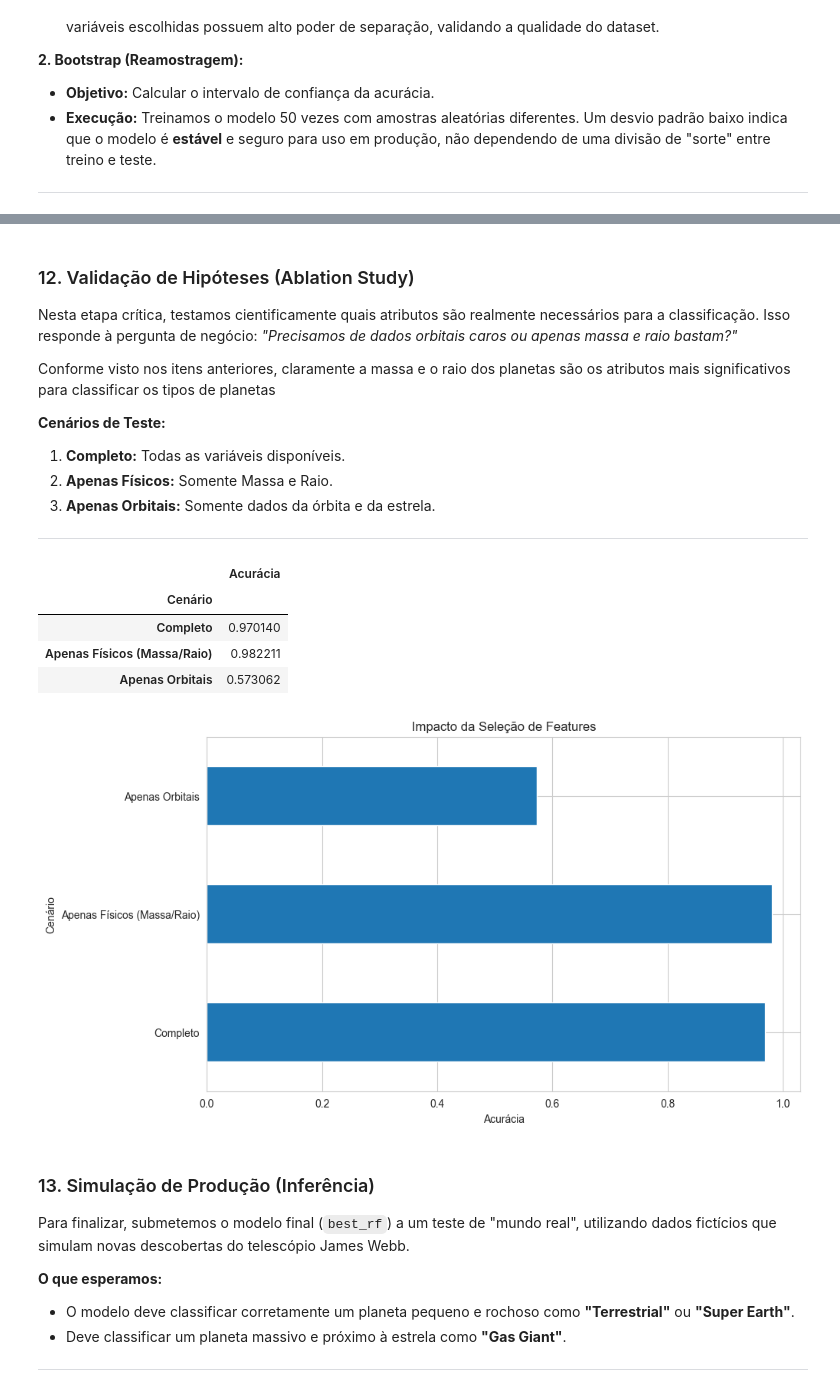
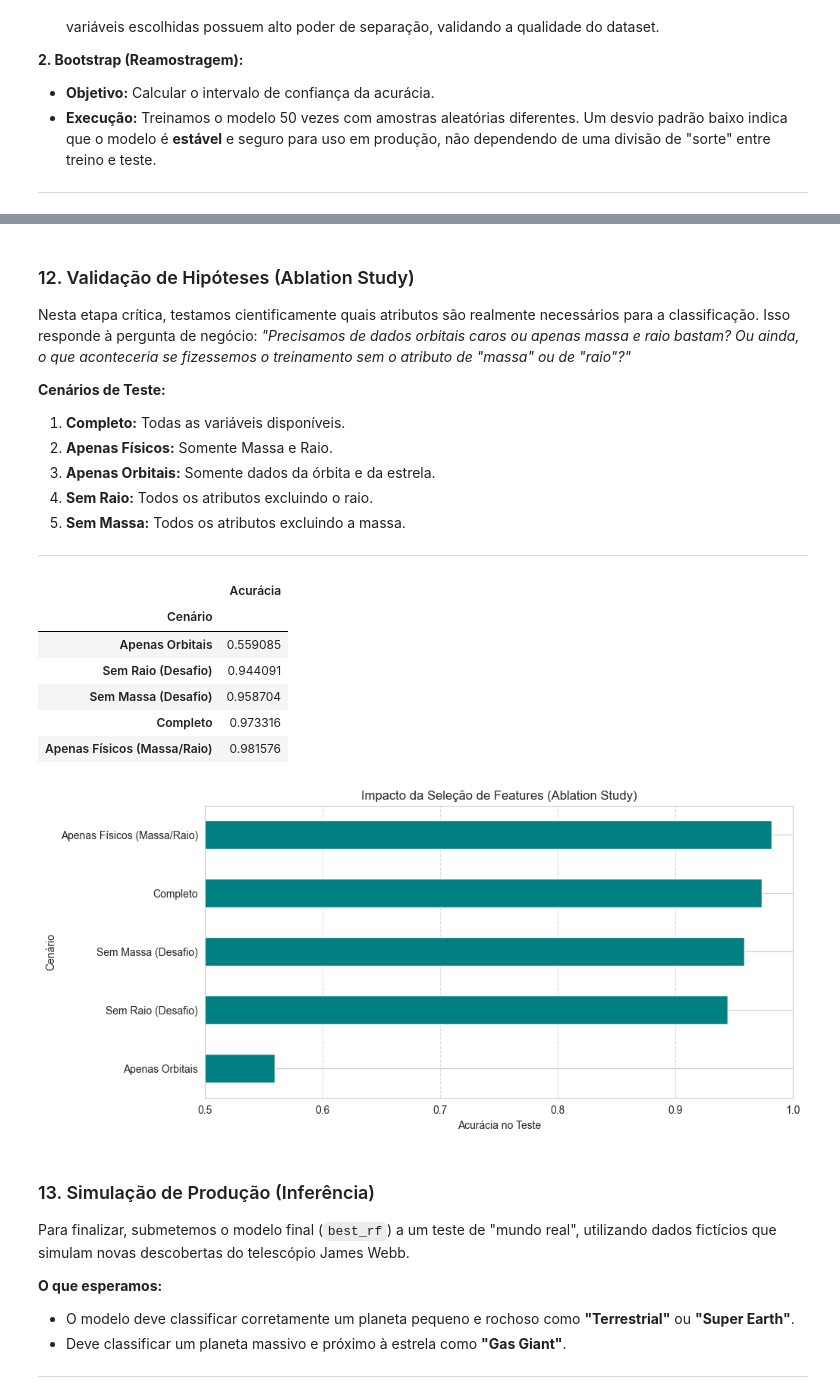
Before and after one commit to FelipeMota04/TrabalhoFinal-ICD-2025.2, a Jupyter notebook: class_exoplanet.ipynb, the cells around one changed output, grey strips where cells are left out. Saved outputs shown, nothing was run; the diff lists cells and outputs as text; code cells hidden in the pictures.

```diff
--- a/class_exoplanet.ipynb
+++ b/class_exoplanet.ipynb
@@ -340,8 +311,8 @@ Para validar nossos resultados, testaremos uma abordagem baseada em distância g
 # %%
 # Scaling (Padronização obrigatória para KNN)
 scaler = StandardScaler()
-X_train_sc = scaler.fit_transform(X_train)
-X_test_sc = scaler.transform(X_test)
+X_train_sc = scaler.fit_transform(X_train_imputed)
+X_test_sc = scaler.transform(X_test_imputed)
 
 # Treinamento KNN
 knn = KNeighborsClassifier(n_neighbors=5, n_jobs=-1)
@@ -462,45 +451,60 @@ Acurácia Média (Bootstrap): 0.9714 (+/- 0.0021)
 # %% [markdown]
 ### 12. Validação de Hipóteses (Ablation Study)
 
-Nesta etapa crítica, testamos cientificamente quais atributos são realmente necessários para a classificação. Isso responde à pergunta de negócio: *"Precisamos de dados orbitais caros ou apenas massa e raio bastam?"*
+Nesta etapa crítica, testamos cientificamente quais atributos são realmente necessários para a classificação. Isso responde à pergunta de negócio: *"Precisamos de dados orbitais caros ou apenas massa e raio bastam? Ou ainda, o que aconteceria se fizessemos o treinamento sem o atributo de "massa" ou de "raio"?"*
 
-
-Conforme visto nos itens anteriores, claramente a massa e o raio dos planetas são os atributos mais significativos para classificar os tipos de planetas
 
 **Cenários de Teste:**
 1.  **Completo:** Todas as variáveis disponíveis.
 2.  **Apenas Físicos:** Somente Massa e Raio.
 3.  **Apenas Orbitais:** Somente dados da órbita e da estrela.
+4. **Sem Raio:** Todos os atributos excluindo o raio.
+5. **Sem Massa:** Todos os atributos excluindo a massa.
 
 ---
 # %%
+# Definimos os cenários
 cenarios = {
-    'Completo': features,
+    'Completo': X_train_imputed.columns,
     'Apenas Físicos (Massa/Raio)': ['mass_multiplier', 'radius_multiplier'],
-    'Apenas Orbitais': ['orbital_radius', 'orbital_period', 'eccentricity']
+    'Apenas Orbitais': ['orbital_radius', 'orbital_period', 'eccentricity'],
+    'Sem Raio (Desafio)': [c for c in X_train_imputed.columns if 'radius' not in c],
+    'Sem Massa (Desafio)': [c for c in X_train_imputed.columns if 'mass' not in c]
 }
 
 resultados = []
 
 for nome, cols in cenarios.items():
+    # Treinamos um modelo novo para cada cenário
+    # Usamos os dados IMPUTADOS
     clf = RandomForestClassifier(n_estimators=50, random_state=42, n_jobs=-1)
-    clf.fit(X_train[cols], y_train)
-    acc = clf.score(X_test[cols], y_test)
+
+    # Ajuste (Fit) e Previsão (Score) usando as variáveis corretas
+    clf.fit(X_train_imputed[cols], y_train)
+    acc = clf.score(X_test_imputed[cols], y_test)
+
     resultados.append({'Cenário': nome, 'Acurácia': acc})
 
-df_results = pd.DataFrame(resultados).set_index('Cenário')
+# Visualização dos Resultados
+df_results = pd.DataFrame(resultados).set_index('Cenário').sort_values(by='Acurácia')
 display(df_results)
 
-df_results.plot(kind='barh', legend=False, title='Impacto da Seleção de Features')
-plt.xlabel('Acurácia')
+plt.figure(figsize=(10, 5))
+df_results['Acurácia'].plot(kind='barh', color='teal')
+plt.title('Impacto da Seleção de Features (Ablation Study)')
+plt.xlabel('Acurácia no Teste')
+plt.xlim(0.5, 1.0)
+plt.grid(axis='x', linestyle='--', alpha=0.7)
 plt.show()
 # %% [output]
 |  | Acurácia |
 | Cenário |  |
-| Completo | 0.970140 |
-| Apenas Físicos (Massa/Raio) | 0.982211 |
-| Apenas Orbitais | 0.573062 |
+| Apenas Orbitais | 0.559085 |
+| Sem Raio (Desafio) | 0.944091 |
+| Sem Massa (Desafio) | 0.958704 |
+| Completo | 0.973316 |
+| Apenas Físicos (Massa/Raio) | 0.981576 |
-[figure, old version]
+[figure, new version]
 # %% [markdown]
 ### 13. Simulação de Produção (Inferência)
 
```
Also changed, not shown: parts of 11 cells of this notebook.
